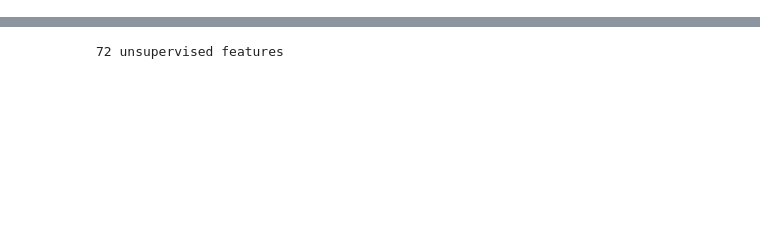
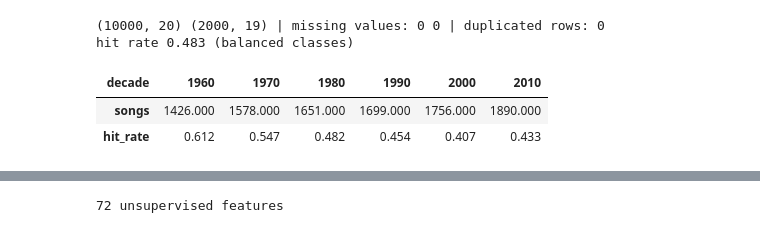
Before and after one commit to iqueipopg/spot-a-hit, a Jupyter notebook: deliverable/QueipoDeLlano_Ignacio.ipynb, the cells around one changed output, grey strips where cells are left out. Saved outputs shown, nothing was run; the diff lists cells and outputs as text; code cells hidden in the pictures; blank space fills up the shorter version.

```diff
--- a/deliverable/QueipoDeLlano_Ignacio.ipynb
+++ b/deliverable/QueipoDeLlano_Ignacio.ipynb
@@ -48,0 +76,15 @@ warnings.filterwarnings("ignore")
+# %%
+train, test = pd.read_excel("train.xlsx"), pd.read_excel("test.xlsx")
+for df in (train, test):
+    df["track"], df["artist"] = df["track"].astype(str), df["artist"].astype(str)
+y = train["target"].values
+print(train.shape, test.shape, "| missing values:", int(train.isna().sum().sum()), int(test.isna().sum().sum()),
+      "| duplicated rows:", int(train.drop(columns="id").duplicated().sum()))
+print("hit rate", y.mean().round(3), "(balanced classes)")
+train.groupby("decade").target.agg(songs="size", hit_rate="mean").round(3).T
+# %% [output]
+(10000, 20) (2000, 19) | missing values: 0 0 | duplicated rows: 0
+hit rate 0.483 (balanced classes)
+| decade | 1960 | 1970 | 1980 | 1990 | 2000 | 2010 |
+| songs | 1426.000 | 1578.000 | 1651.000 | 1699.000 | 1756.000 | 1890.000 |
+| hit_rate | 0.612 | 0.547 | 0.482 | 0.454 | 0.407 | 0.433 |
```
Also changed, not shown: parts of 28 cells of this notebook, 14 other files.
